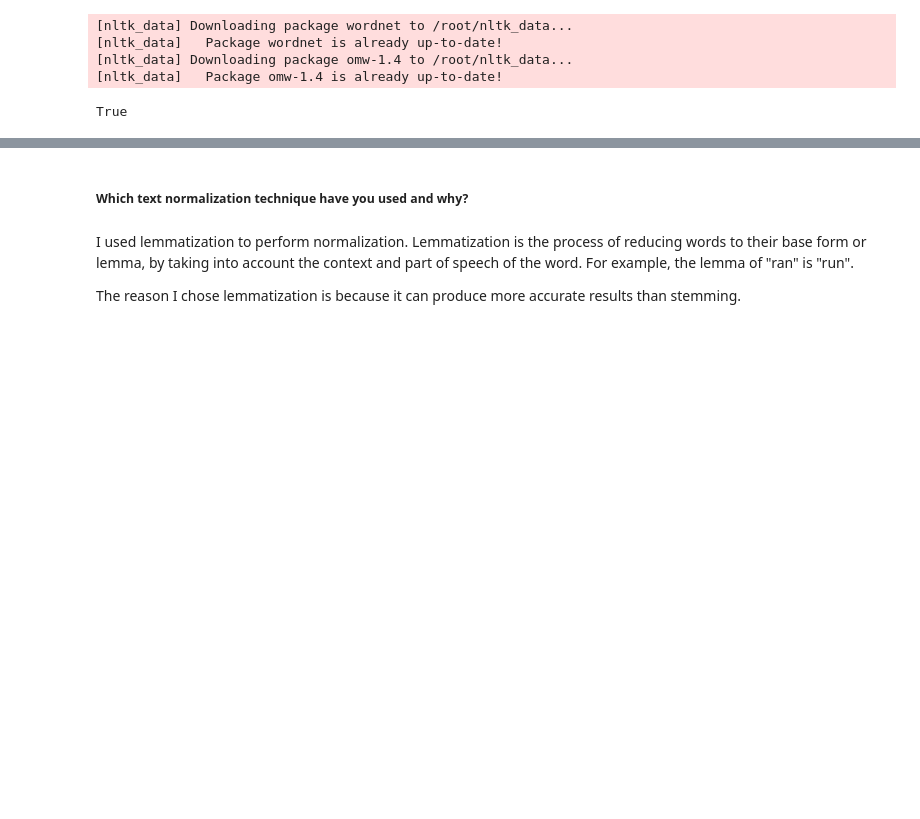
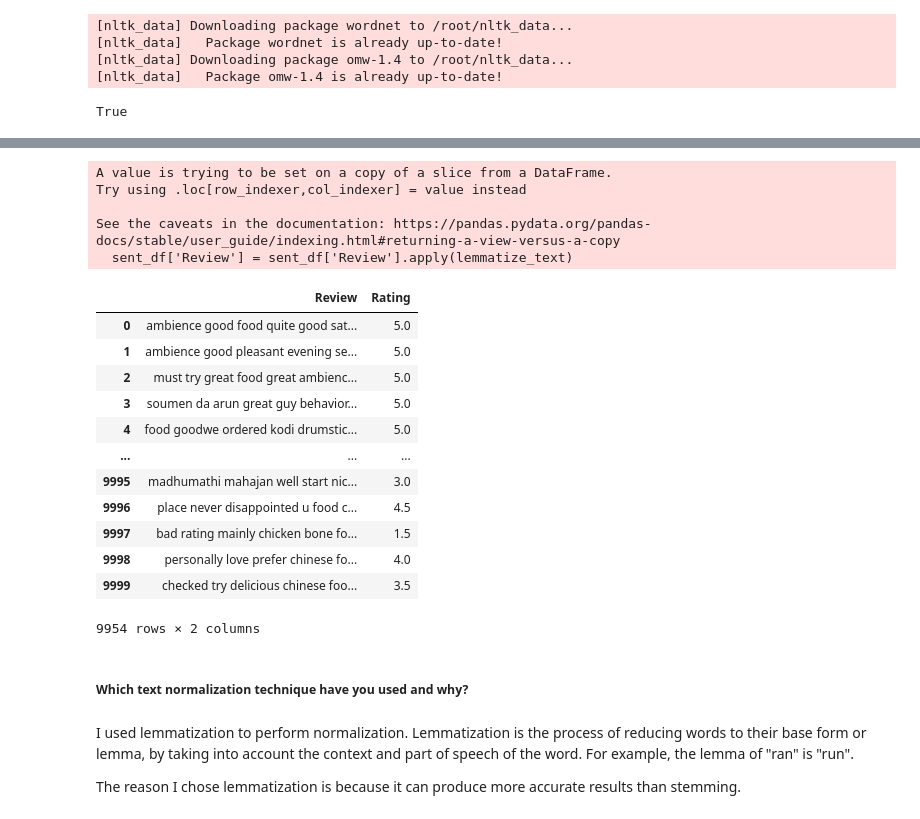
Before and after one commit to Sharath670/Zomato-Clustering-CP4, a Jupyter notebook: Zomato_Clustering.ipynb, the cells around one changed output, grey strips where cells are left out. Cells and saved outputs as stored; diff of their text form; code cells hidden in the pictures; blank space fills up the shorter version.

```diff
--- a/Zomato_Clustering.ipynb
+++ b/Zomato_Clustering.ipynb
@@ -1077,0 +1079,12 @@ See the caveats in the documentation: https://pandas.pydata.org/pandas-docs/stab
+# %%
+def remove_stopwords(text):
+    """
+    This function removes stopwords from a given text.
+    """
+    stop_words = set(stopwords.words('english'))
+    tokens = text.split()
+    filtered_tokens = [token for token in tokens if token.lower() not in stop_words]
+    filtered_text = ' '.join(filtered_tokens)
+    return filtered_text
+
+sent_df['Review']=sent_df['Review'].apply(remove_stopwords)
@@ -1078,5 +1097,6 @@ See the caveats in the documentation: https://pandas.pydata.org/pandas-docs/stab
 # %%
 # Remove White spaces
+sent_df['Review'] = sent_df['Review'].str.strip()
 # %% [output]
 A value is trying to be set on a copy of a slice from a DataFrame.
 Try using .loc[row_indexer,col_indexer] = value instead
@@ -1101,0 +1120,10 @@ See the caveats in the documentation: https://pandas.pydata.org/pandas-docs/stab
+# %%
+def tokenize_text(text):
+    """
+    This function tokenizes a given text into words.
+    """
+    tokens = nltk.word_tokenize(text)
+    return tokens
+
+# Apply function to the column
+sent_df['Review'] = sent_df['Review'].apply(tokenize_text)
@@ -1119,3 +1149,37 @@ See the caveats in the documentation: https://pandas.pydata.org/pandas-docs/stab
+# %%
+def lemmatize_text(tokens):
+    """
+    This function lemmatizes a given text by reducing each word to its root form.
+    """
+    lemmatizer = WordNetLemmatizer()
+    lemmatized_tokens = [lemmatizer.lemmatize(token) for token in tokens]
+    lemmatized_text = ' '.join(lemmatized_tokens)
+    return lemmatized_text
+
+# Apply function to the column
+sent_df['Review'] = sent_df['Review'].apply(lemmatize_text)
+# %% [output]
+A value is trying to be set on a copy of a slice from a DataFrame.
+Try using .loc[row_indexer,col_indexer] = value instead
+
+See the caveats in the documentation: https://pandas.pydata.org/pandas-docs/stable/user_guide/indexing.html#returning-a-view-versus-a-copy
+  sent_df['Review'] = sent_df['Review'].apply(lemmatize_text)
+# %%
+sent_df
+# %% [output]
+|  | Review | Rating |
+| 0 | ambience good food quite good sat... | 5.0 |
+| 1 | ambience good pleasant evening se... | 5.0 |
+| 2 | must try great food great ambienc... | 5.0 |
+| 3 | soumen da arun great guy behavior... | 5.0 |
+| 4 | food goodwe ordered kodi drumstic... | 5.0 |
+| ... | ... | ... |
+| 9995 | madhumathi mahajan well start nic... | 3.0 |
+| 9996 | place never disappointed u food c... | 4.5 |
+| 9997 | bad rating mainly chicken bone fo... | 1.5 |
+| 9998 | personally love prefer chinese fo... | 4.0 |
+| 9999 | checked try delicious chinese foo... | 3.5 |
+9954 rows × 2 columns
 # %% [markdown]
 ##### Which text normalization technique have you used and why?
 # %% [markdown]
```
Also changed, not shown: parts of 41 cells of this notebook.
